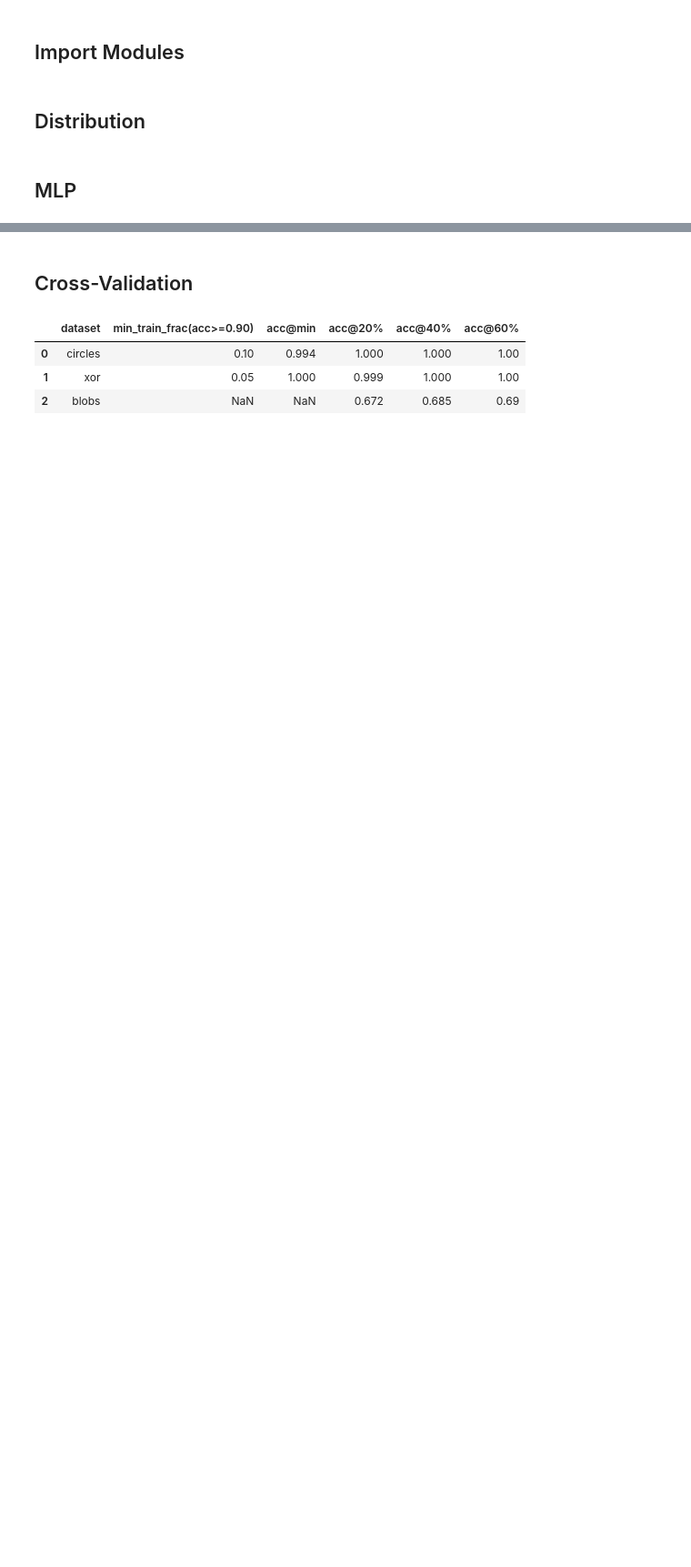
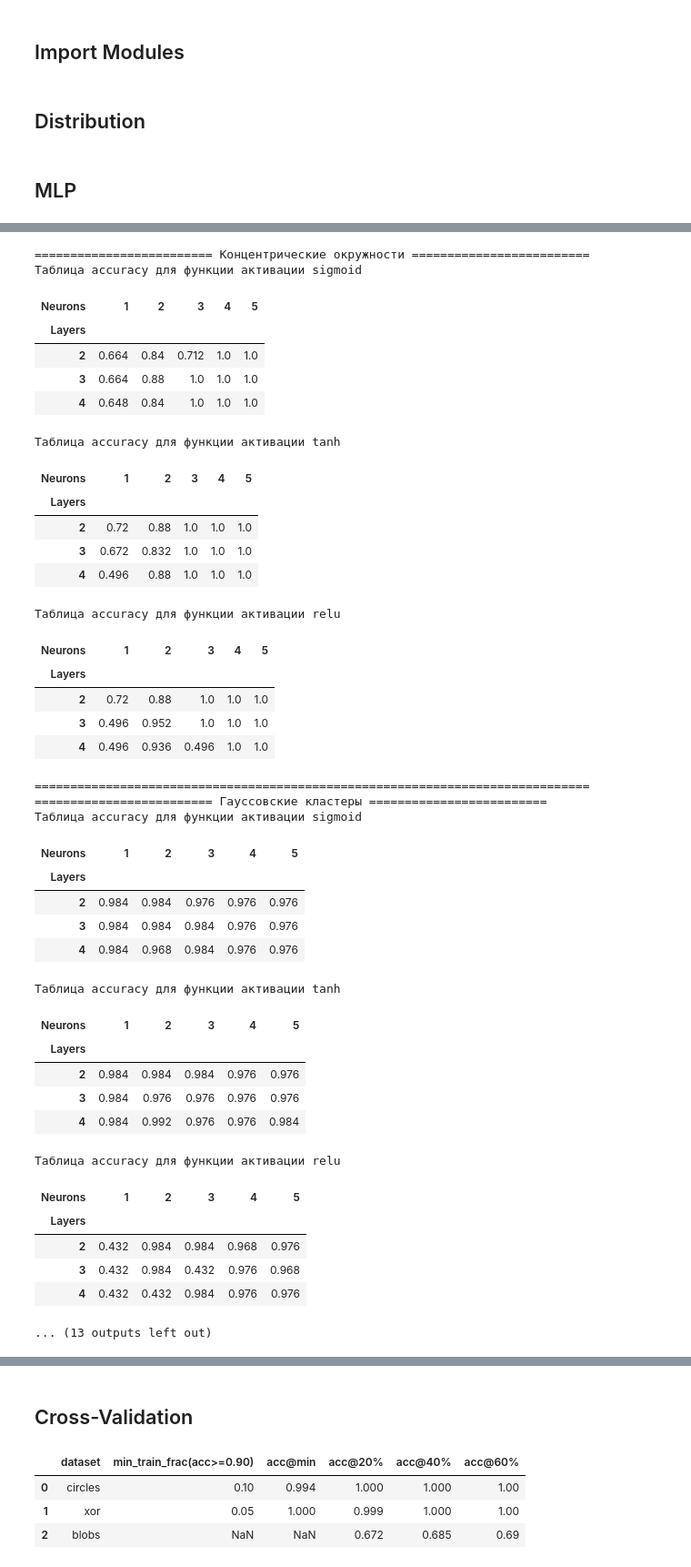
Before and after one commit to F1ameX/Modern-Methods-of-Deep-Machine-Learning, a Jupyter notebook: 3_multilayer_perceptron/3_multilayer_perceptron.ipynb, the cells around one changed output, grey strips where cells are left out. Shown at 91% size. Saved outputs shown, nothing was run; the diff lists cells and outputs as text; code cells hidden in the pictures; blank space fills up the shorter version.

```diff
--- a/3_multilayer_perceptron/3_multilayer_perceptron.ipynb
+++ b/3_multilayer_perceptron/3_multilayer_perceptron.ipynb
@@ -326,9 +326,9 @@ class MultiLayerPerceptron(nn.Module):
 
             if self.task == 'classification':
                 prob = self(X)
-                pred = (prob >= 0.5).to(torch.int64)
+                pred = (prob >= 0.5).to(torch.float64)
                 return pred
 
             elif self.task == 'regression':
                 pred = self(X)
-                return pred.to(torch.int64)
+                return pred.to(torch.float64)
@@ -557 +384,62 @@ for activation in ['sigmoid', 'tanh', 'relu']:
+# %%
+print('=' * 25 + ' Концентрические окружности ' + '=' * 25)
+X, y = make_circles(n_samples = 500, noise = 0.5, factor = 0.25, random_state = 52)
+build_architecture_tables(X, y, task = 'classification')
+print('=' * 78)
+
+print('=' * 25 + ' Гауссовские кластеры ' + '=' * 25)
+X, y = make_blobs(n_samples = 500, centers = [-2.5, 2.5], cluster_std = 1.2)
+build_architecture_tables(X, y, task = 'classification')
+print('=' * 72 + '\n\n')
+
+print('=' * 25 + ' XOR распределение ' + '=' * 25)
+X, y = make_xor(n_samples = 500, scale = 2.75, noise = 1.0)
+build_architecture_tables(X, y, task = 'classification')
+print('=' * 69 + '\n\n')
+
+print('=' * 25 + ' Спирали Архимеда ' + '=' * 25)
+X, y = make_spiral(n_samples = 500, sweep = 0.25, turns = 3.5, noise = 0.1, radius = 0.05)
+build_architecture_tables(X, y, task = 'classification')
+print('=' * 68 + '\n\n')
+# %% [output]
+========================= Концентрические окружности =========================
+Таблица accuracy для функции активации sigmoid
+| Neurons | 1 | 2 | 3 | 4 | 5 |
+| Layers |  |  |  |  |  |
+| 2 | 0.664 | 0.84 | 0.712 | 1.0 | 1.0 |
+| 3 | 0.664 | 0.88 | 1.0 | 1.0 | 1.0 |
+| 4 | 0.648 | 0.84 | 1.0 | 1.0 | 1.0 |
+Таблица accuracy для функции активации tanh
+| Neurons | 1 | 2 | 3 | 4 | 5 |
+| Layers |  |  |  |  |  |
+| 2 | 0.72 | 0.88 | 1.0 | 1.0 | 1.0 |
+| 3 | 0.672 | 0.832 | 1.0 | 1.0 | 1.0 |
+| 4 | 0.496 | 0.88 | 1.0 | 1.0 | 1.0 |
+Таблица accuracy для функции активации relu
+| Neurons | 1 | 2 | 3 | 4 | 5 |
+| Layers |  |  |  |  |  |
+| 2 | 0.72 | 0.88 | 1.0 | 1.0 | 1.0 |
+| 3 | 0.496 | 0.952 | 1.0 | 1.0 | 1.0 |
+| 4 | 0.496 | 0.936 | 0.496 | 1.0 | 1.0 |
+==============================================================================
+========================= Гауссовские кластеры =========================
+Таблица accuracy для функции активации sigmoid
+| Neurons | 1 | 2 | 3 | 4 | 5 |
+| Layers |  |  |  |  |  |
+| 2 | 0.984 | 0.984 | 0.976 | 0.976 | 0.976 |
+| 3 | 0.984 | 0.984 | 0.984 | 0.976 | 0.976 |
+| 4 | 0.984 | 0.968 | 0.984 | 0.976 | 0.976 |
+Таблица accuracy для функции активации tanh
+| Neurons | 1 | 2 | 3 | 4 | 5 |
+| Layers |  |  |  |  |  |
+| 2 | 0.984 | 0.984 | 0.984 | 0.976 | 0.976 |
+| 3 | 0.984 | 0.976 | 0.976 | 0.976 | 0.976 |
+| 4 | 0.984 | 0.992 | 0.976 | 0.976 | 0.984 |
+Таблица accuracy для функции активации relu
+| Neurons | 1 | 2 | 3 | 4 | 5 |
+| Layers |  |  |  |  |  |
+| 2 | 0.432 | 0.984 | 0.984 | 0.968 | 0.976 |
+| 3 | 0.432 | 0.984 | 0.432 | 0.976 | 0.968 |
+| 4 | 0.432 | 0.432 | 0.984 | 0.976 | 0.976 |
+... (13 outputs left out)
 # %% [markdown]
```
Also changed, not shown: parts of 13 cells of this notebook.
